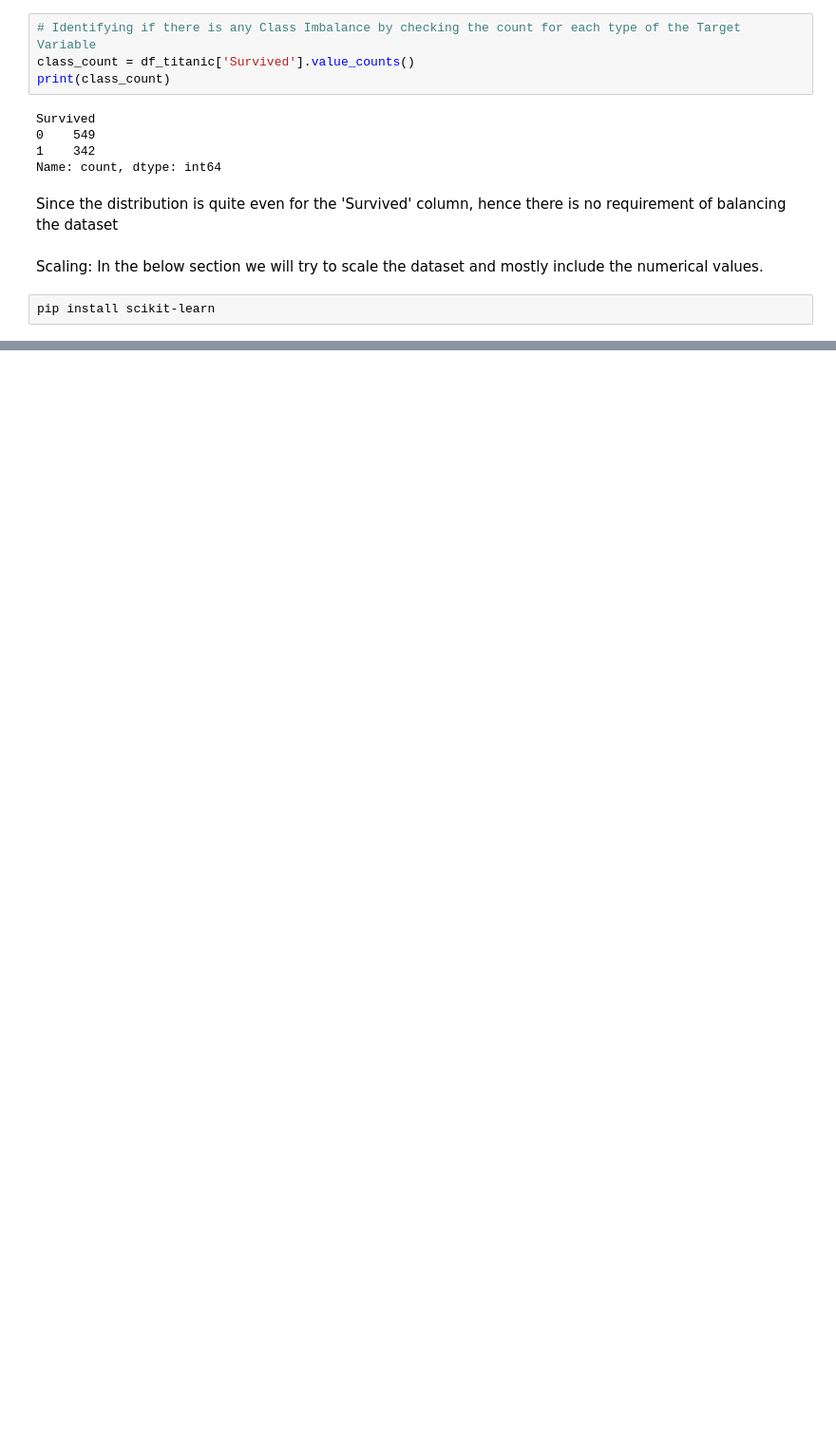
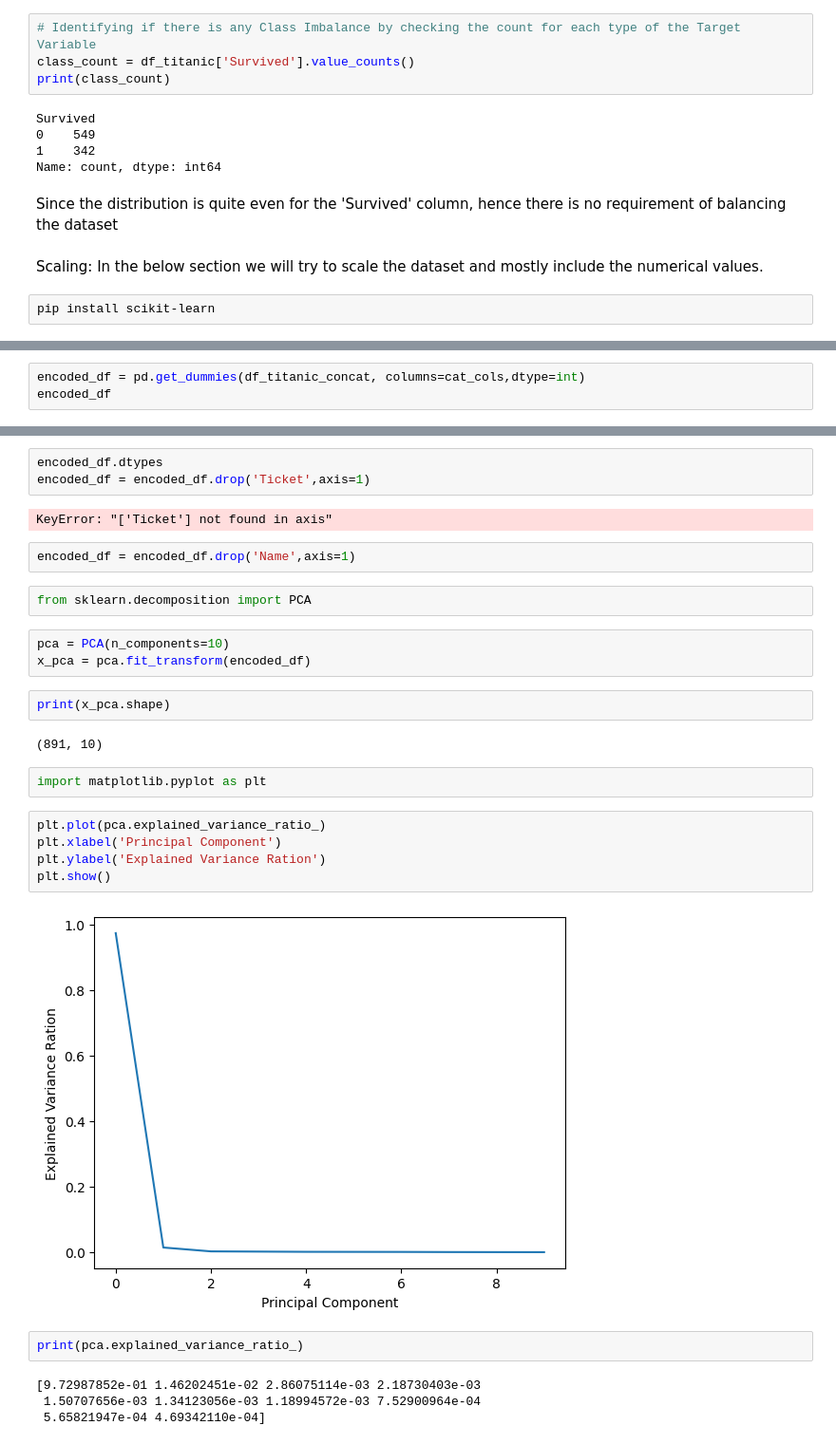
Before and after one commit to mehtasumit1007/TitanicPredictionModelling, a Jupyter notebook: Modelling_Main.ipynb, the cells around one changed output, grey strips where cells are left out. Shown at 95% size. Cells and saved outputs as stored; diff of their text form; blank space fills up the shorter version.

```diff
--- a/Modelling_Main.ipynb
+++ b/Modelling_Main.ipynb
@@ -566,0 +623,3 @@ df_titanic_scaled
+# %%
+encoded_df = pd.get_dummies(df_titanic_concat, columns=cat_cols,dtype=int)
+encoded_df
@@ -566,0 +640,31 @@ df_titanic_scaled
+# %%
+encoded_df.dtypes
+encoded_df = encoded_df.drop('Ticket',axis=1)
+# %% [output]
+KeyError: "['Ticket'] not found in axis"
+# %%
+encoded_df = encoded_df.drop('Name',axis=1)
+# %%
+from sklearn.decomposition import PCA
+# %%
+pca = PCA(n_components=10)
+x_pca = pca.fit_transform(encoded_df)
+# %%
+print(x_pca.shape)
+# %% [output]
+(891, 10)
+# %%
+import matplotlib.pyplot as plt
+# %%
+plt.plot(pca.explained_variance_ratio_)
+plt.xlabel('Principal Component')
+plt.ylabel('Explained Variance Ration')
+plt.show()
+# %% [output]
+[figure, added]
+# %%
+print(pca.explained_variance_ratio_)
+# %% [output]
+[9.72987852e-01 1.46202451e-02 2.86075114e-03 2.18730403e-03
+ 1.50707656e-03 1.34123056e-03 1.18994572e-03 7.52900964e-04
+ 5.65821947e-04 4.69342110e-04]
```
Also changed, not shown: parts of 10 cells of this notebook.
